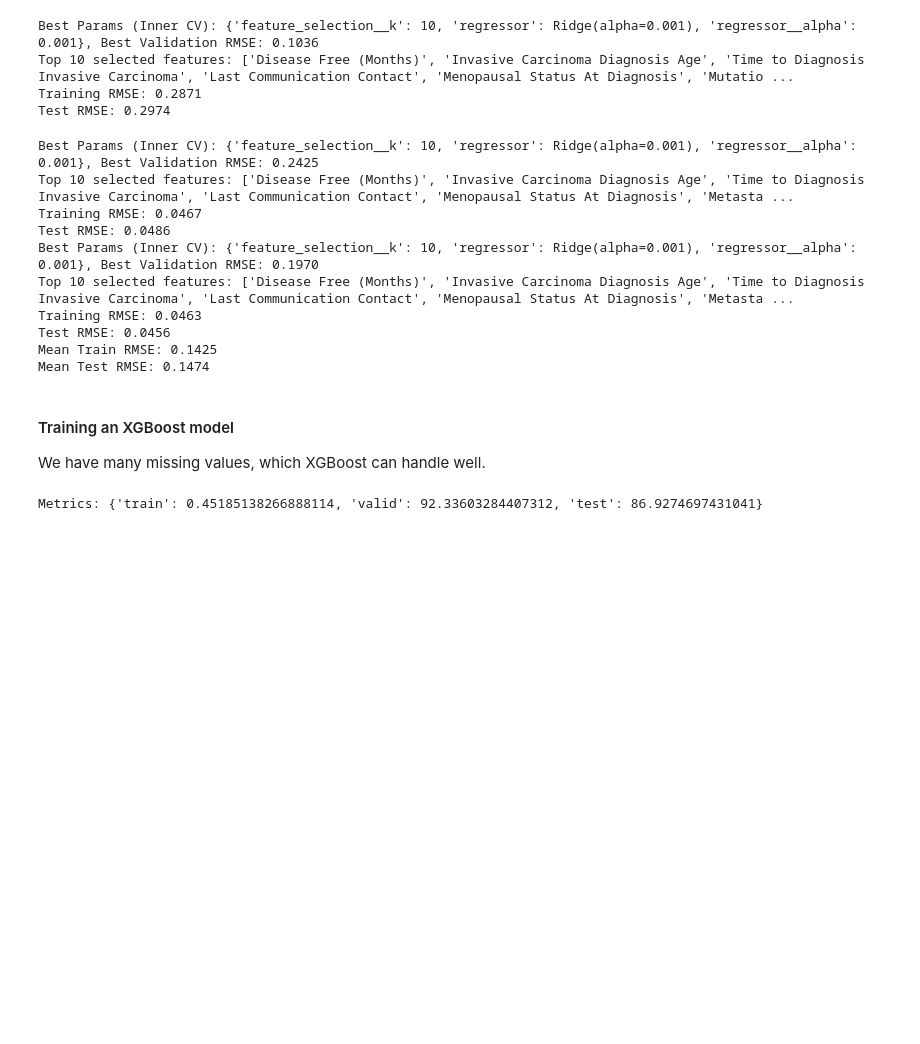
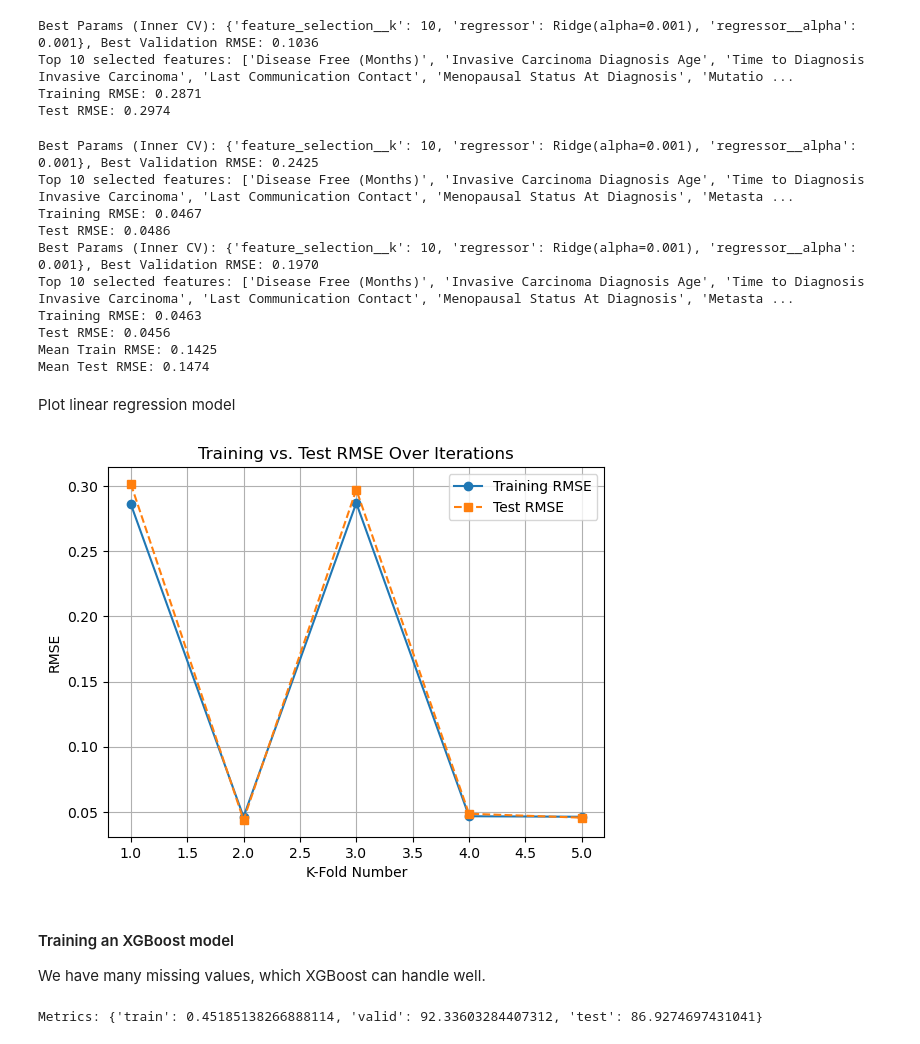
Before and after one commit to galen-topper/CS229-ML-Project, a Jupyter notebook: cs229_project.ipynb, the cells around one changed output. Cells and saved outputs as stored; diff of their text form; code cells hidden in the pictures; blank space fills up the shorter version.

```diff
--- a/cs229_project.ipynb
+++ b/cs229_project.ipynb
@@ -160,10 +160,22 @@ for train_index, test_index in kf.split(X):
     X_train, X_test = X.iloc[train_index], X.iloc[test_index]
     y_train, y_test = y.iloc[train_index], y.iloc[test_index]
 
+    # Ensure all values are numeric
+    X_train = pd.DataFrame(X_train).apply(pd.to_numeric, errors='coerce')
+    X_test = pd.DataFrame(X_test).apply(pd.to_numeric, errors='coerce')
+    y_train = pd.to_numeric(y_train, errors='coerce')
+
     # Impute missing values
     imputer = SimpleImputer(strategy="mean")
     X_train = imputer.fit_transform(X_train)
     X_test = imputer.transform(X_test)
+
+    # Convert back to DataFrame (optional, for better readability)
+    X_train = pd.DataFrame(X_train, columns=X.columns)
+    X_test = pd.DataFrame(X_test, columns=X.columns)
+
+    # Apply mean imputation to the target variable (y_train) if needed
+    y_train = imputer.fit_transform(y_train.values.reshape(-1, 1)).flatten()
 
     # Standardize features
     scaler = StandardScaler()
@@ -227,6 +239,29 @@ Training RMSE: 0.0463
 Test RMSE: 0.0456
 Mean Train RMSE: 0.1425
 Mean Test RMSE: 0.1474
+# %% [markdown]
+Plot linear regression model
+# %%
+# Create an iteration index (e.g., fold numbers)
+iterations = range(1, len(rmse_train_scores) + 1)
+
+# Plot Training RMSE
+plt.plot(iterations, rmse_train_scores, label="Training RMSE", marker='o', linestyle='-')
+
+# Plot Test RMSE
+plt.plot(iterations, rmse_test_scores, label="Test RMSE", marker='s', linestyle='--')
+
+# Formatting the plot
+plt.xlabel("K-Fold Number")
+plt.ylabel("RMSE")
+plt.title("Training vs. Test RMSE Over Iterations")
+plt.legend()
+plt.grid(True)
+
+# Show the plot
+plt.show()
+# %% [output]
+[figure, added]
 # %% [markdown]
 #### Training an XGBoost model
 We have many missing values, which XGBoost can handle well.
```
